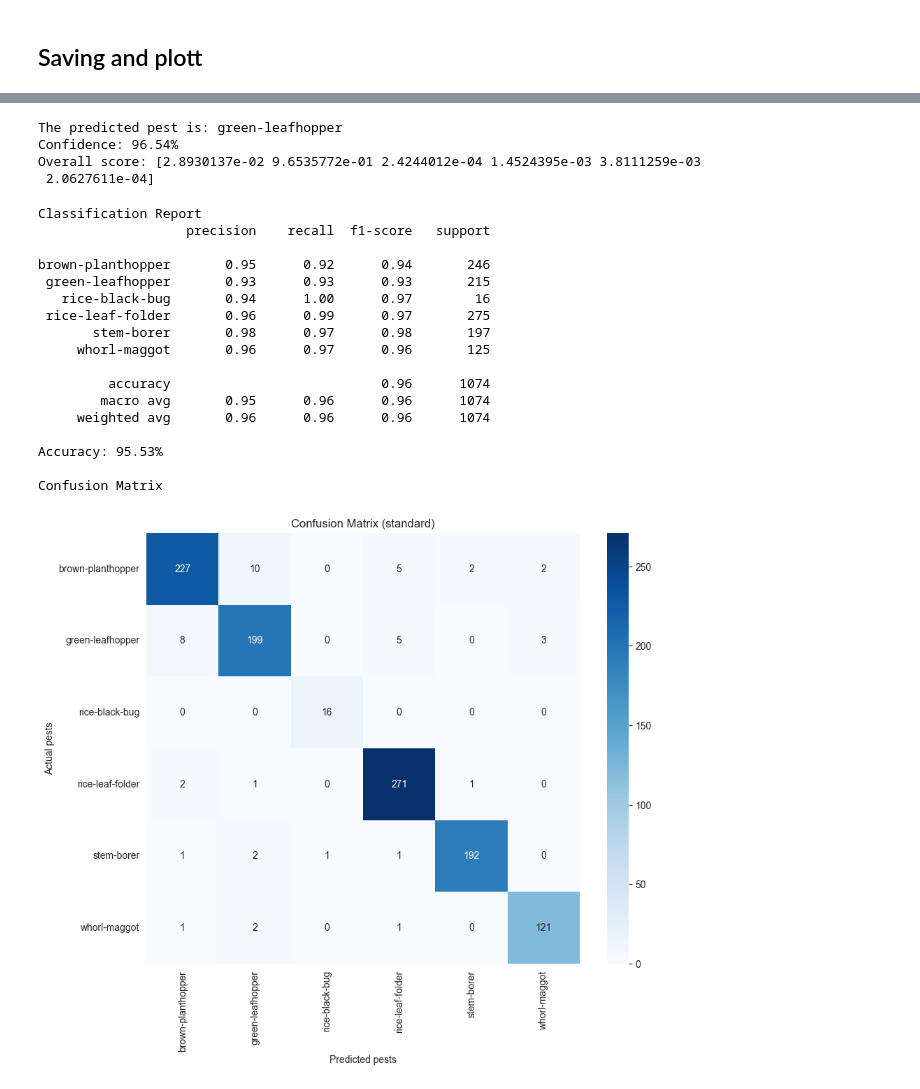
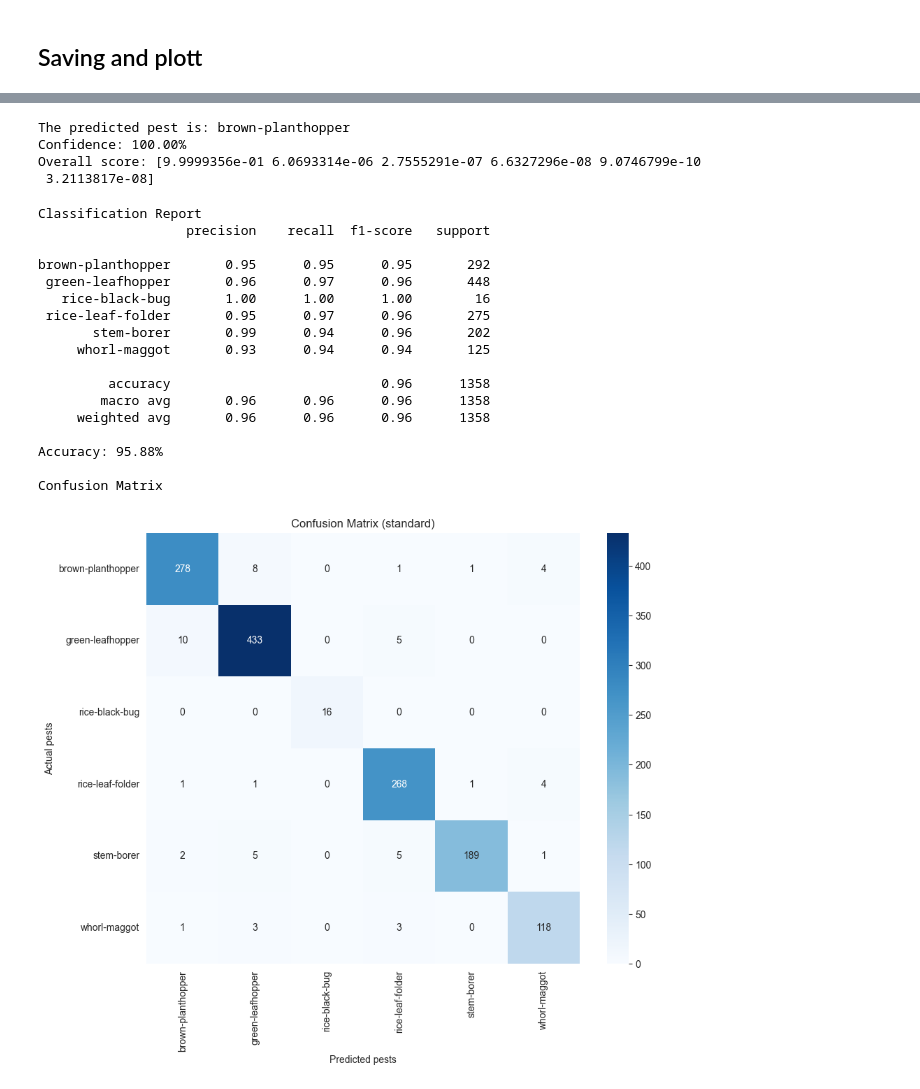
Before and after one commit to Zaphelious/rice-pest-classification, a Jupyter notebook: standard_training.ipynb, the cells around one changed output, grey strips where cells are left out. Cells and saved outputs as stored; diff of their text form; code cells hidden in the pictures.

```diff
--- a/standard_training.ipynb
+++ b/standard_training.ipynb
@@ -231,0 +286,4 @@ EfficientNet(
+# %%
+model = models.mobilenet_v2(weights='MobileNet_V2_Weights.IMAGENET1K_V2')
+
+print(model)
@@ -296,7 +372,7 @@ def train_and_validate(model, optimizer, criterion, train_dataloader, validation
 
             patience_counter = 0
             best_validation_loss = validation_loss
-            torch.save(model.state_dict(), 'models/EfficientNetV2/SEfficientNetV2-m_rice_pest_classificationV13.pt')
+            torch.save(model.state_dict(), 'new_models/mobilenetV2/SMobileNetV2_rice_pest_classificationV17.pt')
         else:
             patience_counter += 1
             tqdm.write(f'No improvement for {patience_counter}/{patience} epochs')
@@ -417,7 +493,7 @@ def plot_accuracy(*results):
     plt.grid(True)
     plt.show()
 
-def save_historical_data(history, filename='training_results\EfficientNetV2\SEfficientNetV2-m_rice_pest_classificationV13.csv'):
+def save_historical_data(history, filename='training_results/v2/SMobileNetV2_rice_pest_classificationV17.csv'):
 
     training_loss = history.get('train_loss', [])
     test_loss = history.get('validation_loss', [])
@@ -450,9 +526,9 @@ from torch.utils.data import DataLoader
 
 train_set = CustomDataset(root='datasets/train', transform=training_pipeline)
 train_loader = DataLoader(train_set, batch_size=128, shuffle=True)
-validation_set = CustomDataset(root='datasets/test', transform=validation_pipeline)
+validation_set = CustomDataset(root='datasets/val', transform=validation_pipeline)
 validation_loader = DataLoader(validation_set, batch_size=64, shuffle=True)
-test_set = CustomDataset(root='datasets/val', transform=validation_pipeline)
+test_set = CustomDataset(root='datasets/test', transform=validation_pipeline)
 test_loader = DataLoader(test_set, batch_size=32, shuffle=True)
 
 classes = train_set.classes
@@ -693,40 +808,40 @@ print(f"Overall score: {over_all_scores}")
 # %%
 import torchvision.models as models
 
 classes_names = train_set.classes
 hardware = torch.device('cuda' if   torch.cuda.is_available() else 'cpu')
 model_inference = PestClassifierEfficientNetV2M(num_classes=len(classes_names))
-model_inference.load_state_dict(torch.load('models/EfficientNetV2/SEfficientNetV2-m_rice_pest_classificationV12.pt', map_location=hardware))
-image_path = 'datasets/val/brown-planthopper/7 (758).jpg'
-unrelated = 'unrelated_data/imagesz.jpg'
+model_inference.load_state_dict(torch.load('new_models/EfficientNetV2/SEfficientNetV2-m_rice_pest_classificationV14.pt', map_location=hardware))
+image_path = 'datasets/test/brown-planthopper/153-0433.png'
+unrelated = 'unrelated_data/115-0075.png'
 
-pest, confidence_score, over_all_scores = predict_single_image(model=model_inference, image_path=unrelated, classes=classes_names, transform=validation_pipeline, device=hardware)
+pest, confidence_score, over_all_scores = predict_single_image(model=model_inference, image_path=image_path, classes=classes_names, transform=validation_pipeline, device=hardware)
 
 print(f"The predicted pest is: {pest}")
 print(f"Confidence: {confidence_score * 100:.2f}%")
 print(f"Overall score: {over_all_scores}")
 
 true, pred = eval_metrics(model_inference, test_loader, classes_names, hardware)
 # %% [output]
-The predicted pest is: green-leafhopper
-Confidence: 96.54%
-Overall score: [2.8930137e-02 9.6535772e-01 2.4244012e-04 1.4524395e-03 3.8111259e-03
- 2.0627611e-04]
+The predicted pest is: brown-planthopper
+Confidence: 100.00%
+Overall score: [9.9999356e-01 6.0693314e-06 2.7555291e-07 6.6327296e-08 9.0746799e-10
+ 3.2113817e-08]
 Classification Report
                    precision    recall  f1-score   support
 
-brown-planthopper       0.95      0.92      0.94       246
- green-leafhopper       0.93      0.93      0.93       215
-   rice-black-bug       0.94      1.00      0.97        16
- rice-leaf-folder       0.96      0.99      0.97       275
-       stem-borer       0.98      0.97      0.98       197
-     whorl-maggot       0.96      0.97      0.96       125
+brown-planthopper       0.95      0.95      0.95       292
+ green-leafhopper       0.96      0.97      0.96       448
+   rice-black-bug       1.00      1.00      1.00        16
+ rice-leaf-folder       0.95      0.97      0.96       275
+       stem-borer       0.99      0.94      0.96       202
+     whorl-maggot       0.93      0.94      0.94       125
 
-         accuracy                           0.96      1074
-        macro avg       0.95      0.96      0.96      1074
-     weighted avg       0.96      0.96      0.96      1074
+         accuracy                           0.96      1358
+        macro avg       0.96      0.96      0.96      1358
+     weighted avg       0.96      0.96      0.96      1358
 
-Accuracy: 95.53%
+Accuracy: 95.88%
 
 Confusion Matrix
-[figure, old version]
+[figure, new version]
```
Also changed, not shown: parts of 16 cells of this notebook, 1 other file.
